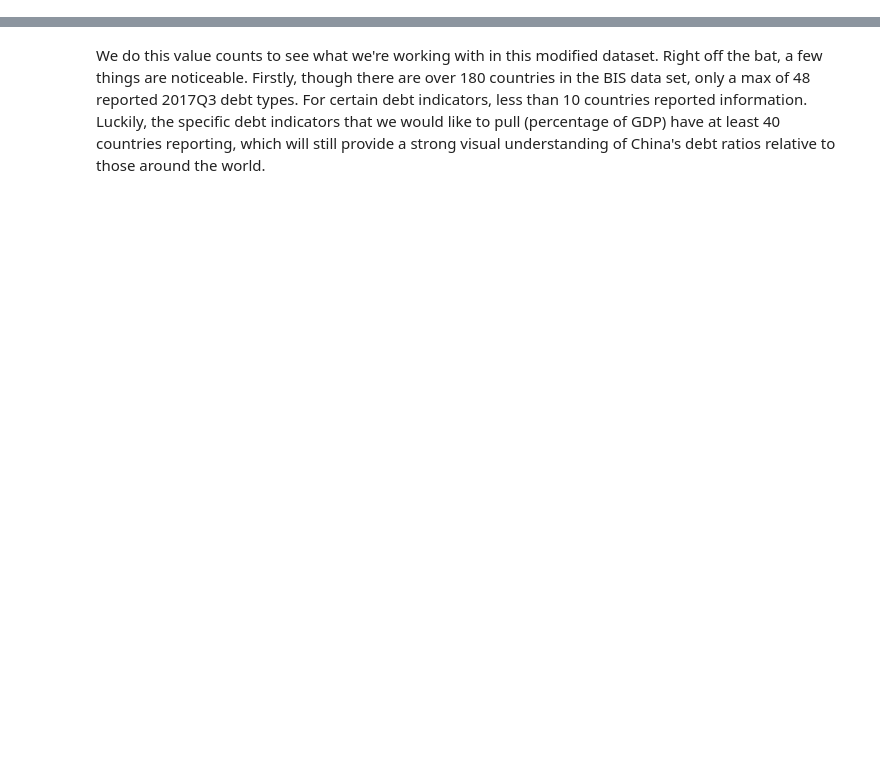
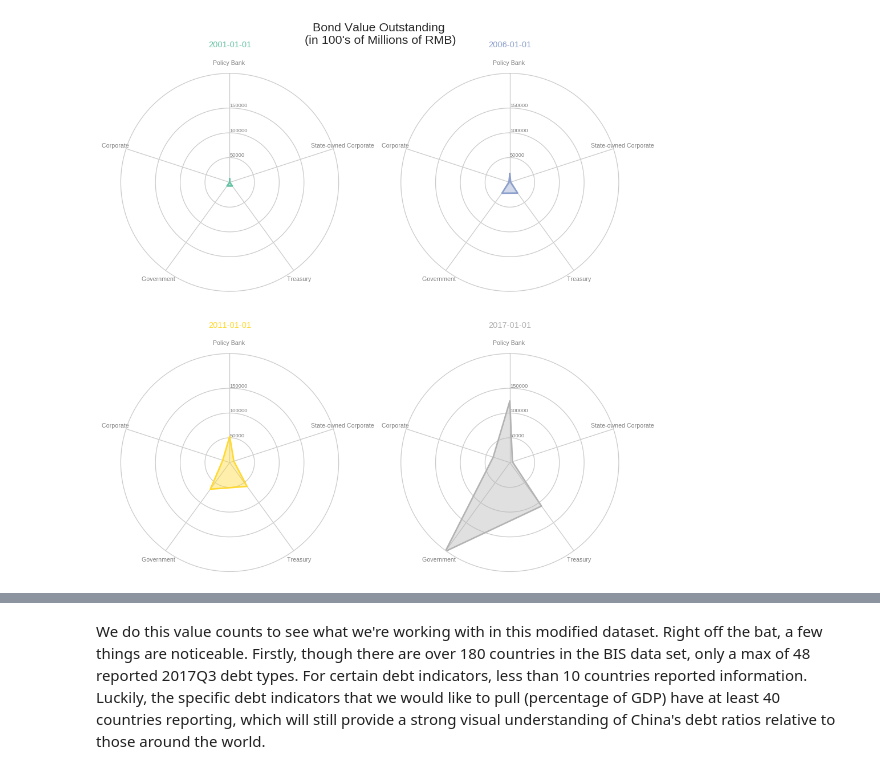
Before and after one commit to yw2155/Data_Bootcamp_Final_Project_2018, a Jupyter notebook: Project.ipynb, the cells around one changed output, grey strips where cells are left out. Cells and saved outputs as stored; diff of their text form; code cells hidden in the pictures; blank space fills up the shorter version.

```diff
--- a/Project.ipynb
+++ b/Project.ipynb
@@ -373,0 +166,3 @@ Name: debt_type, dtype: int64
+# %%
+bonddata.index = pd.to_datetime(bonddata.index,format = "%y%m", infer_datetime_format= True) #converting the bond dataset's index to datetime
+bonddata.dtypes  #Checking the dtypes of the bonddata entries
@@ -373,0 +207,15 @@ Name: debt_type, dtype: int64
+# %%
+d = ['2001-01-01', '2006-01-01', '2011-01-01', '2017-01-01']     # a list of the 4 dates we want to chart
+t = ['Corporate Bonds', 'Government Bonds', 'Treasury Bonds', 'State-owned Corporate Bonds', 'Policy Bank Bonds']   #The types of bond data that we want to chart
+def achieve_d(data,date,time):         #creating a function to facilitate making the dataframe we'll use
+  rslt = pd.DataFrame()                #Result will be a dataframe
+  for item in time:                    #Start of the for-loop
+    i = item[:-5]
+    l = []
+    for d in date:
+      l.append(data[item].loc[d])                    #adds the dates to the dataframe
+    rslt = pd.concat([pd.DataFrame({i: l}), rslt], axis = 1)       #concatenates
+  return rslt                                                     #returns the results
+
+pendata = pd.concat([pd.DataFrame({'Time': d}),achieve_d(bonddata, d, t)], axis = 1)    #Creates the pentagon diagram dataframe "pendata"
+display(pendata)                   #taking a look at pendata
@@ -373,0 +241,55 @@ Name: debt_type, dtype: int64
+# %%
+
+#create spider graphs to compare the distribution and growth of the following:
+#corporate, government, treasury, state-owned corporate, policy bank
+#the more one category stretches out to a vertex the higher its number is.
+
+df = pendata
+
+
+#function to create a spider graph
+def make_spider(row, title, color):
+
+  categories=list(df)[1:]
+  N = len(categories)
+
+ # Angle of each axis plot
+  angles = [n / float(N) * 2 * pi for n in range(N)]
+  angles += angles[:1]
+
+  ax = plt.subplot(2,2,row+1, polar=True, )
+
+ # Set axis on top
+  ax.set_theta_offset(pi / 2)
+  ax.set_theta_direction(-1)
+
+  plt.xticks(angles[:-1], categories, color='grey', size=8)
+
+ # Draw labels inside the graph
+  ax.set_rlabel_position(0)
+  plt.yticks([50000,100000,150000], ["50000","100000","150000"], color="grey", size=7)
+  plt.ylim(0,220000)
+
+  values=df.loc[row].drop('Time').values.flatten().tolist()
+  values += values[:1]
+  ax.plot(angles, values, color=color, linewidth=2, linestyle='solid')
+  ax.fill(angles, values, color=color, alpha=0.4)
+
+  plt.title(title, size=11, color=color, y=1.1)
+
+
+ # initialize the figure
+my_dpi=96
+plt.figure(figsize=(1000/my_dpi, 1000/my_dpi), dpi=my_dpi)
+
+ # Create a color palette:
+my_palette = plt.cm.get_cmap("Set2", len(df.index))
+
+ # Plot with a loop
+for row in range(0, len(df.index)):
+  make_spider( row=row, title=df['Time'][row], color=my_palette(row))
+plt.suptitle("Bond Value Outstanding\n (in 100's of Millions of RMB)", fontsize = 16, y = 1)
+
+plt.tight_layout()
+# %% [output]
+[figure, added]
```
Also changed, not shown: parts of 79 cells of this notebook.
